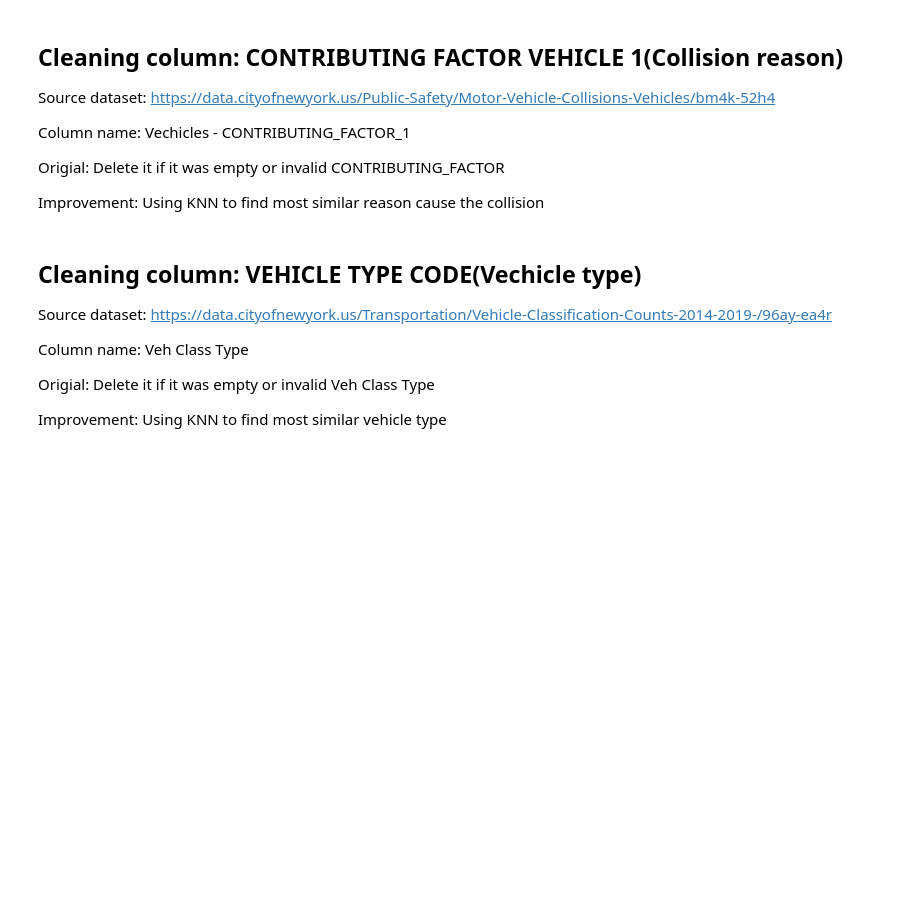
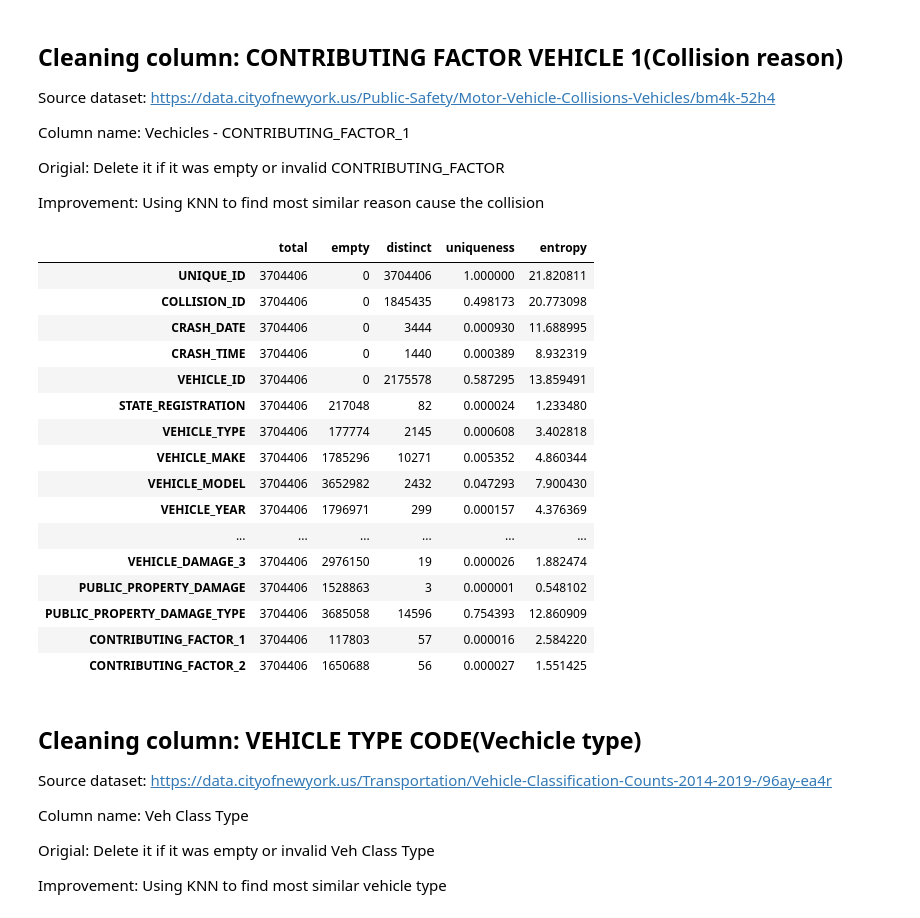
Before and after one commit to Rollingkeyboard/Make-traffic-safer-in-New-York-City, a Jupyter notebook: Data cleaning at scale_part3.ipynb, the cells around one changed output. Cells and saved outputs as stored; diff of their text form; code cells hidden in the pictures; blank space fills up the shorter version.

```diff
--- a/Data cleaning at scale_part3.ipynb
+++ b/Data cleaning at scale_part3.ipynb
@@ -258,6 +298,28 @@ for i in range(1, 3):
           col_name,
           Lookup(columns=[col_name], mapping=mapping, default=col_name)
           )
+# %%
+# review dataset profile
+profiles = dataset_profile(ds)
+profiles.stats()
+# %% [output]
+|  | total | empty | distinct | uniqueness | entropy |
+| UNIQUE_ID | 3704406 | 0 | 3704406 | 1.000000 | 21.820811 |
+| COLLISION_ID | 3704406 | 0 | 1845435 | 0.498173 | 20.773098 |
+| CRASH_DATE | 3704406 | 0 | 3444 | 0.000930 | 11.688995 |
+| CRASH_TIME | 3704406 | 0 | 1440 | 0.000389 | 8.932319 |
+| VEHICLE_ID | 3704406 | 0 | 2175578 | 0.587295 | 13.859491 |
+| STATE_REGISTRATION | 3704406 | 217048 | 82 | 0.000024 | 1.233480 |
+| VEHICLE_TYPE | 3704406 | 177774 | 2145 | 0.000608 | 3.402818 |
+| VEHICLE_MAKE | 3704406 | 1785296 | 10271 | 0.005352 | 4.860344 |
+| VEHICLE_MODEL | 3704406 | 3652982 | 2432 | 0.047293 | 7.900430 |
+| VEHICLE_YEAR | 3704406 | 1796971 | 299 | 0.000157 | 4.376369 |
+| ... | ... | ... | ... | ... | ... |
+| VEHICLE_DAMAGE_3 | 3704406 | 2976150 | 19 | 0.000026 | 1.882474 |
+| PUBLIC_PROPERTY_DAMAGE | 3704406 | 1528863 | 3 | 0.000001 | 0.548102 |
+| PUBLIC_PROPERTY_DAMAGE_TYPE | 3704406 | 3685058 | 14596 | 0.754393 | 12.860909 |
+| CONTRIBUTING_FACTOR_1 | 3704406 | 117803 | 57 | 0.000016 | 2.584220 |
+| CONTRIBUTING_FACTOR_2 | 3704406 | 1650688 | 56 | 0.000027 | 1.551425 |
 # %% [markdown]
 ## Cleaning column: VEHICLE TYPE CODE(Vechicle type)
 
```
Also changed, not shown: parts of 8 cells of this notebook.
